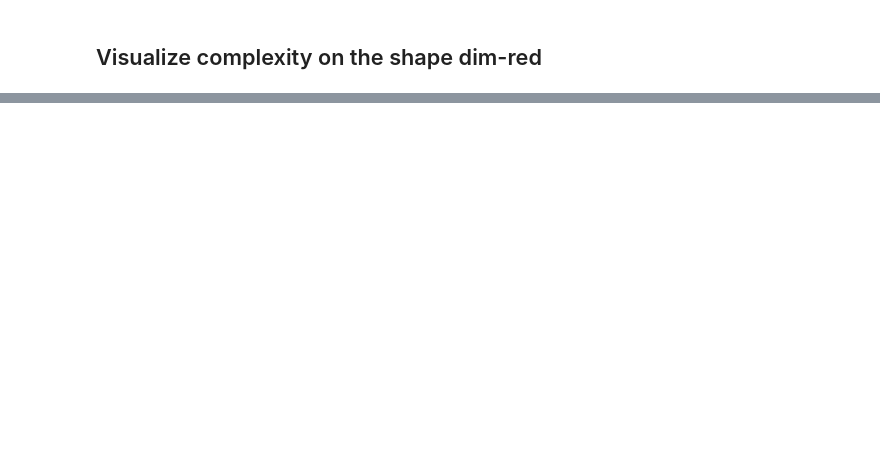
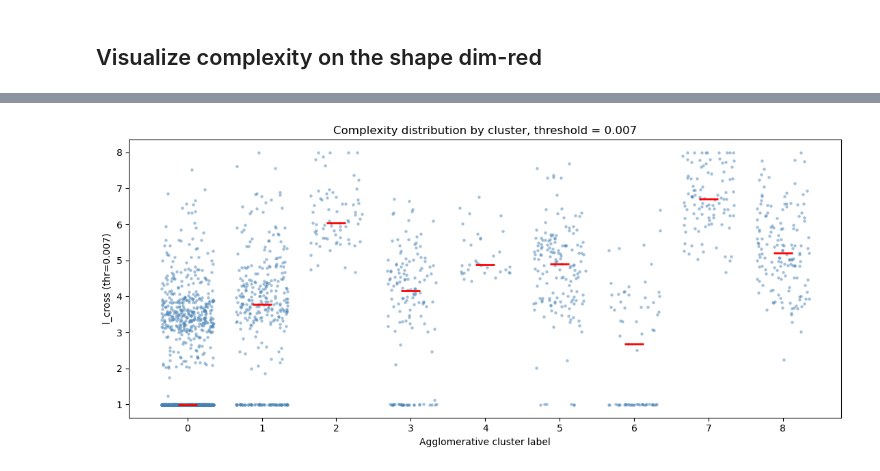
Before and after one commit to Irene-Li/SphericalHarmonics, a Jupyter notebook: complexity_analysis.ipynb, the cells around one changed output, grey strips where cells are left out. Cells and saved outputs as stored; diff of their text form; code cells hidden in the pictures; blank space fills up the shorter version.

```diff
--- a/complexity_analysis.ipynb
+++ b/complexity_analysis.ipynb
@@ -223,0 +226,23 @@ plt.show()
+# %%
+clusters = emb['agg_cluster']
+cluster_labels = np.unique(clusters)
+
+rng = np.random.default_rng(0)
+jitter_width = 0.35
+x_jittered = clusters + rng.uniform(-jitter_width, jitter_width, size=clusters.shape)
+
+fig, ax = plt.subplots(figsize=(0.9 * len(cluster_labels) + 3, 5))
+ax.scatter(x_jittered, emb_complexity, s=10, alpha=0.5, color='steelblue', linewidths=0)
+
+# per-cluster median markers for a quick read on central tendency
+medians = [np.median(emb_complexity[clusters == c]) for c in cluster_labels]
+ax.scatter(cluster_labels, medians, marker='_', s=400, color='red', linewidths=2, zorder=3)
+
+ax.set_xticks(cluster_labels)
+ax.set_xlabel('Agglomerative cluster label')
+ax.set_ylabel(f'l_cross (thr={CHOSEN_THRESHOLD})')
+ax.set_title('Complexity distribution by cluster, threshold = {:.3f}'.format(CHOSEN_THRESHOLD))
+plt.tight_layout()
+plt.show()
+# %% [output]
+[figure, added]
```
Also changed, not shown: parts of 8 cells of this notebook, 2 other files.
